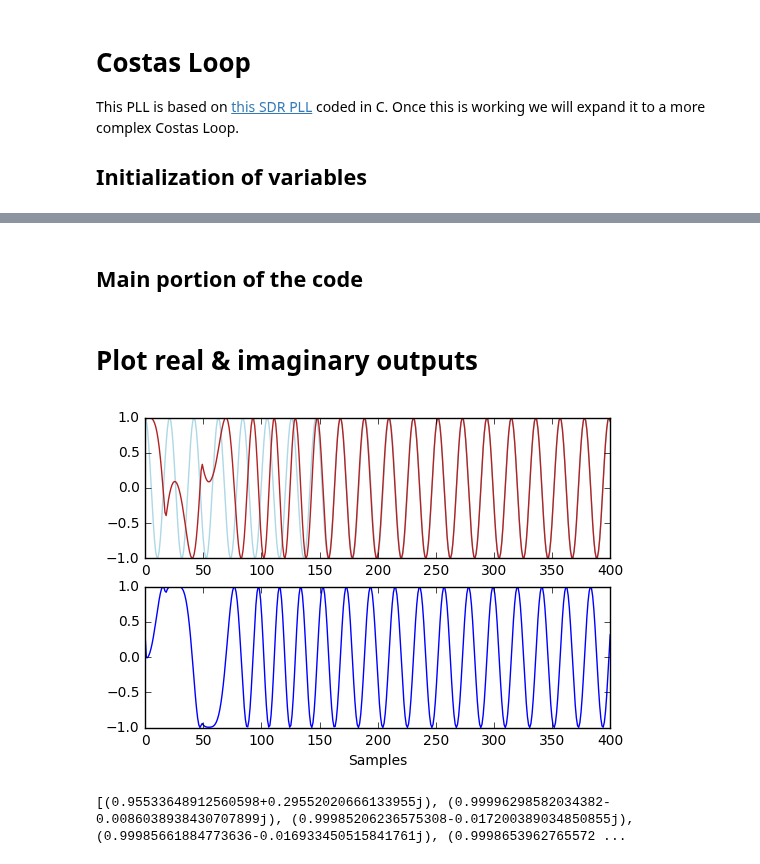
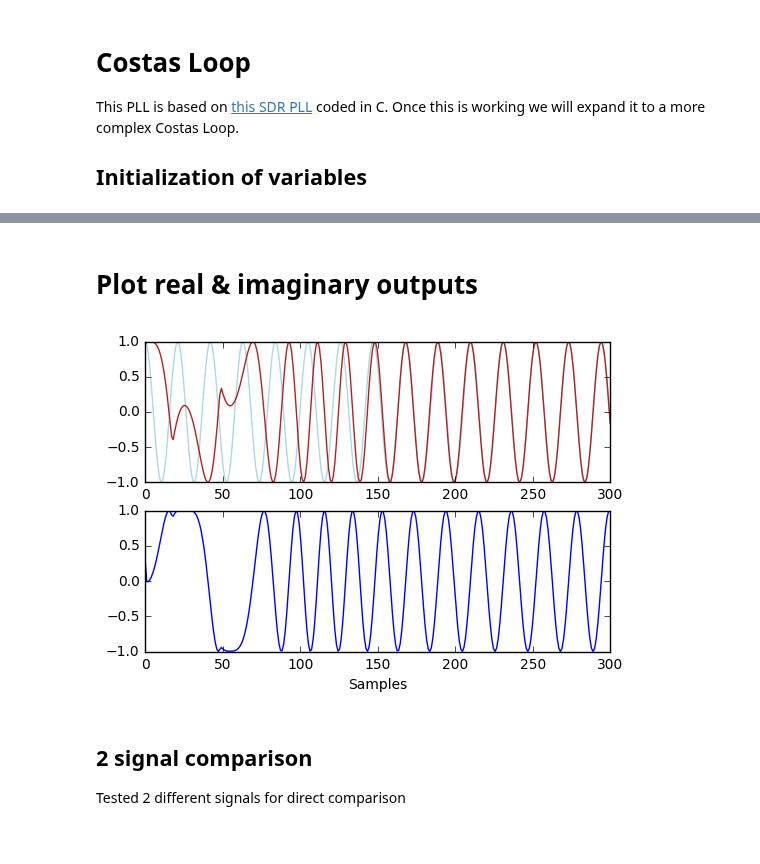
Before and after one commit to psas/gps, a Jupyter notebook: notebooks/Costas_Loop.ipynb, the cells around one changed output, grey strips where cells are left out. Drawn from its saved outputs; the diff is of its cells as text; code cells hidden in the pictures.

```diff
--- a/notebooks/Costas_Loop.ipynb
+++ b/notebooks/Costas_Loop.ipynb
@@ -16,7 +16,7 @@ delta_phi = 0.0    # delta_phi is the phase difference between the incomming sig
 wn = 0.01          # wn is omega_n, pll bandwidth
 zeta = 0.707       # Damping factor of the loop
 K = 1000           # K = loop gain, which I assume can be chosen, but this is a sample value
+N = 300          # Number of samples
 
 # These are just initializing some vectors for plotting
-ref = np.linspace(0, 400, 400)
-output = []
+ref = np.linspace(0, N, N)
@@ -23 +27,13 @@ output = []
+# %%
+phi = 0.0              # Original signal phase
+def tstSignalGen(ref, phi, freq_offset):
+    signal = []       # Save the signal_in for plotting
+    for i in ref:
+
+        # Complex input signal
+        signal_in = np.cos(phi) + 1j*np.sin(phi)
+        phi += freq_offset
+
+        signal.append(signal_in) # Saved for plotting
+    return signal
 # %% [markdown]
@@ -49,3 +49 @@ v2 = 0.0           # Buffer for the filter values
-# %% [markdown]
-## Main portion of the code
 # %%
@@ -73,22 +87,25 @@ for i in range(len(ref)):
+# %%
+inputsignal = tstSignalGen(ref, phi, freq_offset)
+lockedsig = phaseLock(inputsignal, phi_hat, delta_phi)
 # %% [markdown]
 # Plot real & imaginary outputs
 # %%
 
 plt.subplot(2, 1, 1)
 plt.plot(ref, np.real(inputsignal), color = 'lightblue')
-plt.plot(ref, np.real(output), color = 'firebrick')
+plt.plot(ref, np.real(lockedsig), color = 'firebrick')
 
 
 
 plt.subplot(2, 1, 2)
-plt.plot(ref, np.imag(output))
+plt.plot(ref, np.imag(lockedsig))
 plt.xlabel("Samples")
 
 #plt.ylabel("Amplitude")
 plt.show()
 # %% [output]
-[figure, old version]
+[figure, new version]
-# %%
-print(output)
-# %% [output]
-[(0.95533648912560598+0.29552020666133955j), (0.99996298582034382-0.0086038938430707899j), (0.99985206236575308-0.017200389034850855j), (0.99985661884773636-0.016933450515841761j), (0.9998653962765572 ...
+# %% [markdown]
+## 2 signal comparison
+
+Tested 2 different signals for direct comparison
```
Also changed, not shown: parts of 6 cells of this notebook.
